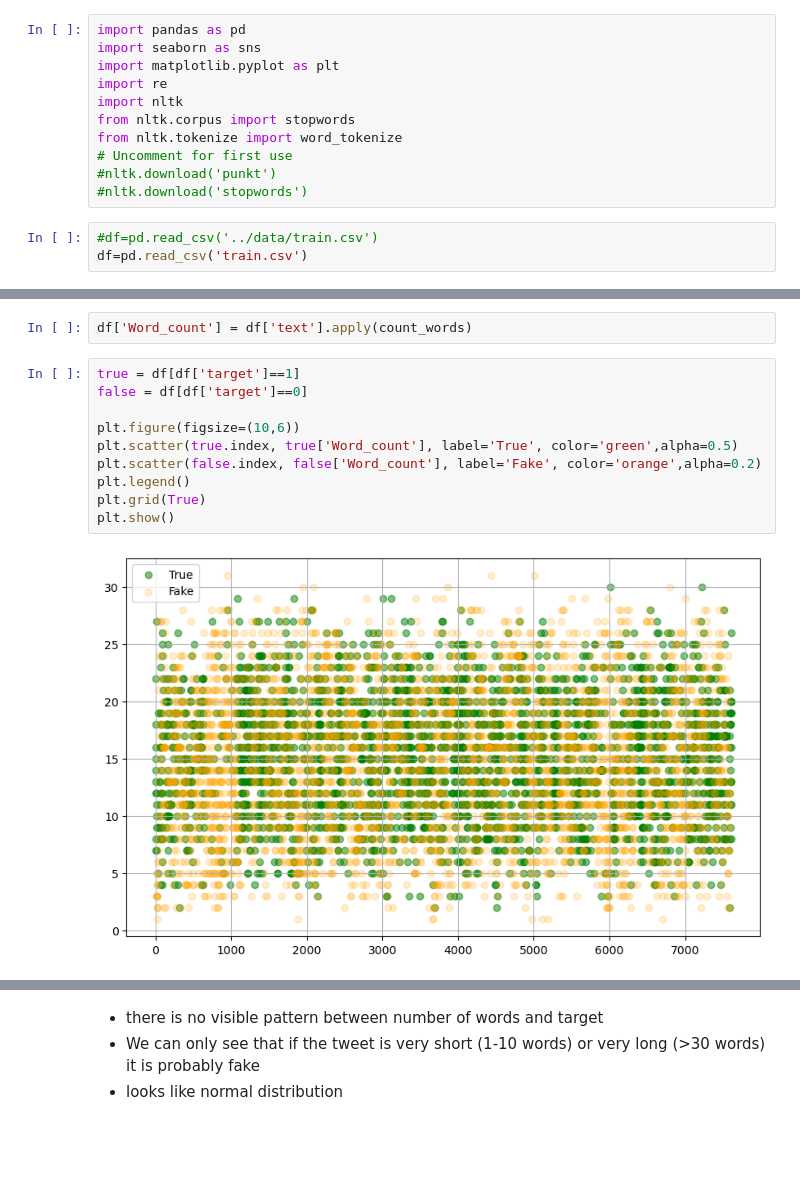
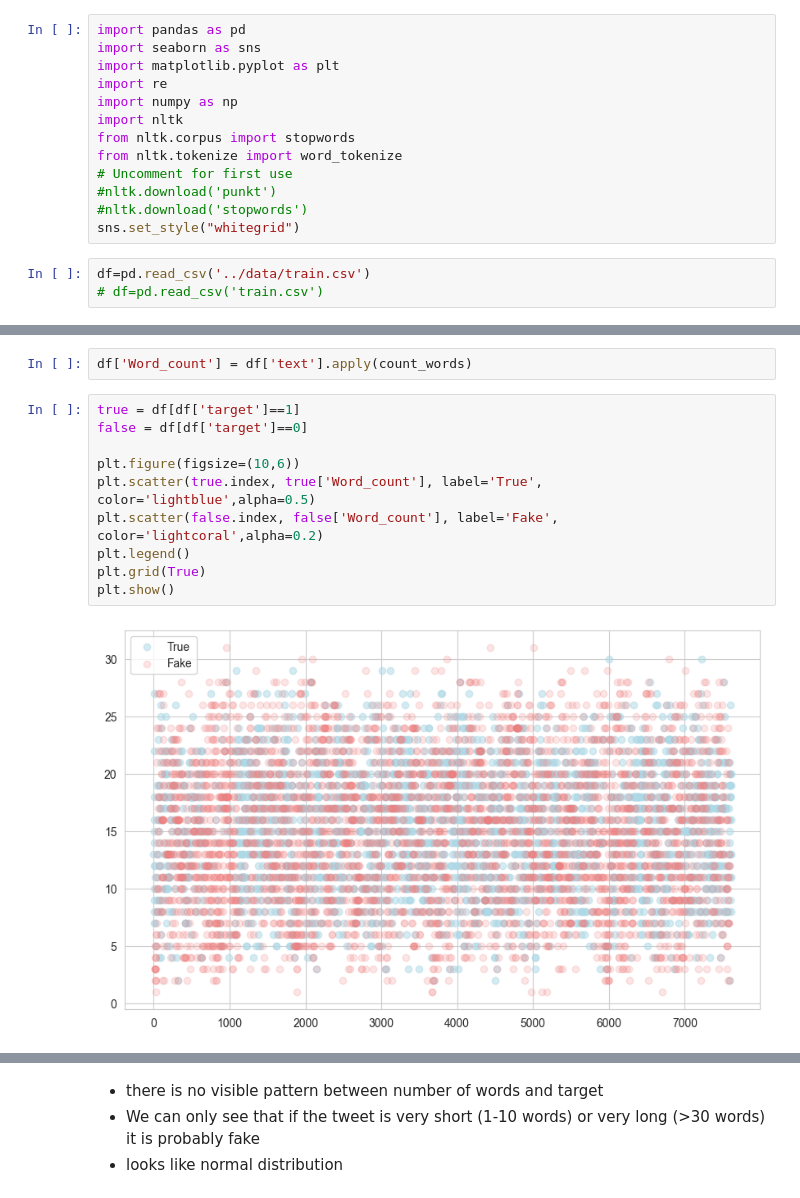
Before and after one commit to katarzynarogalska/DisasterTweets_KaggleCompetition, a Jupyter notebook: notebooks/TweetsEDA.ipynb, the cells around one changed output, grey strips where cells are left out. Drawn from its saved outputs; the diff is of its cells as text; blank space fills up the shorter version.

Commit message:
enhanced_plots

```diff
--- a/notebooks/TweetsEDA.ipynb
+++ b/notebooks/TweetsEDA.ipynb
@@ -3,15 +3,17 @@ import pandas as pd
 import seaborn as sns
 import matplotlib.pyplot as plt
 import re
+import numpy as np
 import nltk
 from nltk.corpus import stopwords
 from nltk.tokenize import word_tokenize
 # Uncomment for first use
 #nltk.download('punkt')
 #nltk.download('stopwords')
+sns.set_style("whitegrid")
 # %%
-#df=pd.read_csv('../data/train.csv')
-df=pd.read_csv('train.csv')
+df=pd.read_csv('../data/train.csv')
+# df=pd.read_csv('train.csv')
 # %% [markdown]
 **Taget : Identify wheter the tweet is about a real disaster or not**
 # %% [markdown]
@@ -216,12 +252,12 @@ df['Word_count'] = df['text'].apply(count_words)
 # %%
 true = df[df['target']==1]
 false = df[df['target']==0]
 
 plt.figure(figsize=(10,6))
-plt.scatter(true.index, true['Word_count'], label='True', color='green',alpha=0.5)
-plt.scatter(false.index, false['Word_count'], label='Fake', color='orange',alpha=0.2)
+plt.scatter(true.index, true['Word_count'], label='True', color='lightblue',alpha=0.5)
+plt.scatter(false.index, false['Word_count'], label='Fake', color='lightcoral',alpha=0.2)
 plt.legend()
 plt.grid(True)
 plt.show()
 # %% [output]
-[figure, old version]
+[figure, new version]
```
Also changed, not shown: parts of 23 cells of this notebook.
